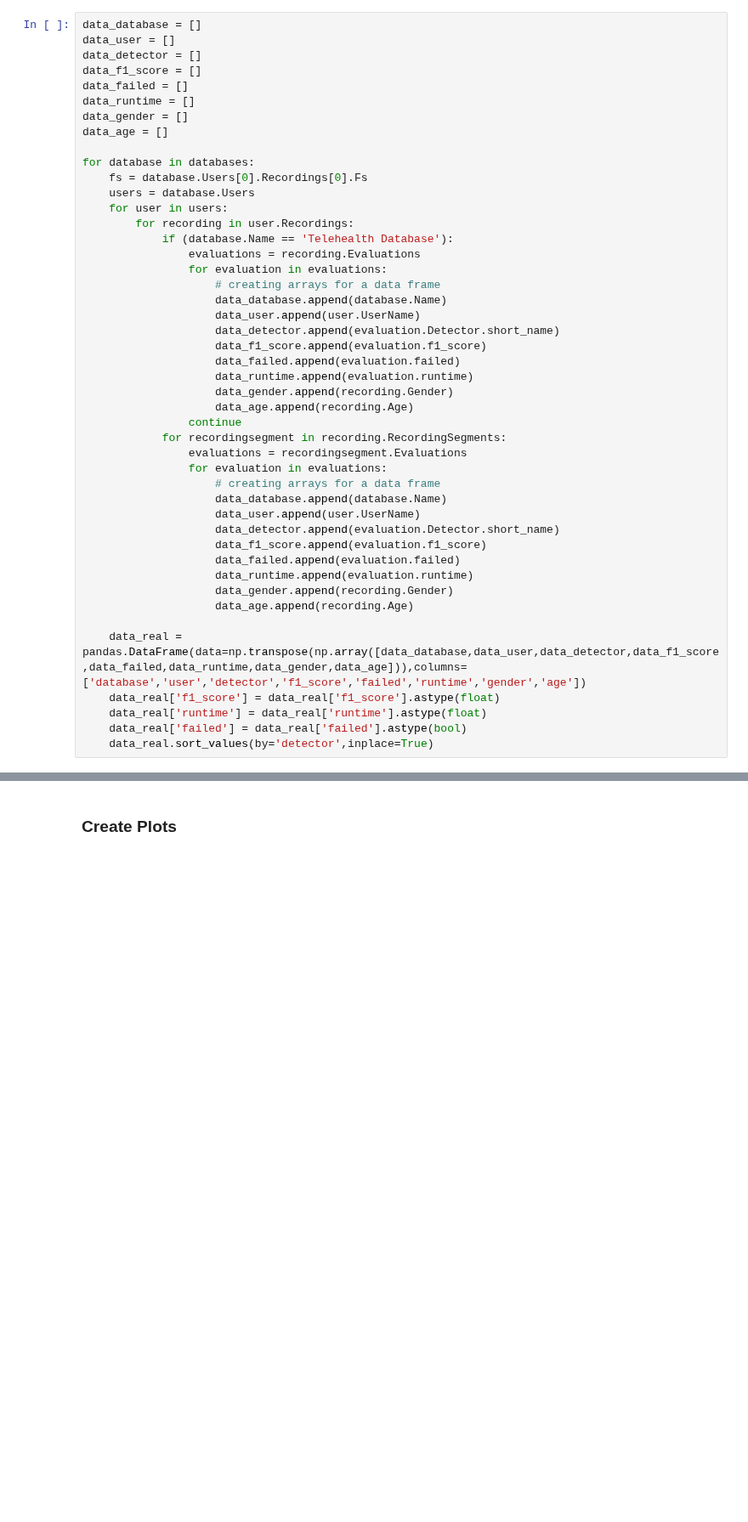
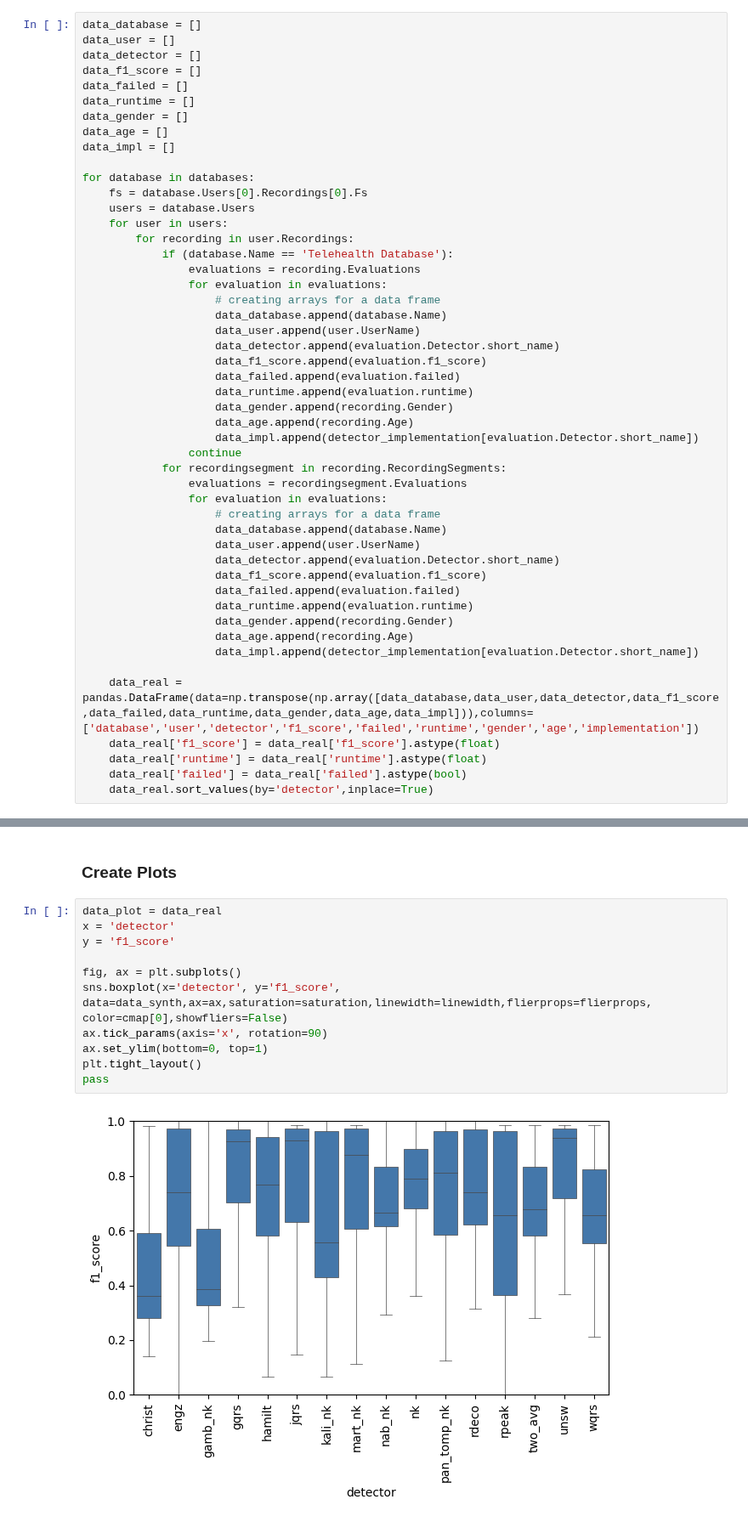
Before and after one commit to floriankri/ecg_detector_assessment, a Jupyter notebook: Playground/playground.ipynb, the cells around one changed output, grey strips where cells are left out. Shown at 85% size. Drawn from its saved outputs; the diff is of its cells as text; blank space fills up the shorter version.

```diff
--- a/Playground/playground.ipynb
+++ b/Playground/playground.ipynb
@@ -1518,6 +1570,7 @@ data_failed = []
 data_runtime = []
 data_gender = []
 data_age = []
+data_impl = []
 
 for database in databases:
     fs = database.Users[0].Recordings[0].Fs
@@ -1536,6 +1589,7 @@ for database in databases:
                     data_runtime.append(evaluation.runtime)
                     data_gender.append(recording.Gender)
                     data_age.append(recording.Age)
+                    data_impl.append(detector_implementation[evaluation.Detector.short_name])
                 continue
             for recordingsegment in recording.RecordingSegments:
                 evaluations = recordingsegment.Evaluations
@@ -1549,8 +1603,9 @@ for database in databases:
                     data_runtime.append(evaluation.runtime)
                     data_gender.append(recording.Gender)
                     data_age.append(recording.Age)
+                    data_impl.append(detector_implementation[evaluation.Detector.short_name])
 
-    data_real = pandas.DataFrame(data=np.transpose(np.array([data_database,data_user,data_detector,data_f1_score,data_failed,data_runtime,data_gender,data_age])),columns=['database','user','detector','f1_score','failed','runtime','gender','age'])
+    data_real = pandas.DataFrame(data=np.transpose(np.array([data_database,data_user,data_detector,data_f1_score,data_failed,data_runtime,data_gender,data_age,data_impl])),columns=['database','user','detector','f1_score','failed','runtime','gender','age','implementation'])
     data_real['f1_score'] = data_real['f1_score'].astype(float)
     data_real['runtime'] = data_real['runtime'].astype(float)
     data_real['failed'] = data_real['failed'].astype(bool)
@@ -1564,5 +1613,18 @@ for database in databases:
 # %% [markdown]
 ### Create Plots
+# %%
+data_plot = data_real
+x = 'detector'
+y = 'f1_score'
+
+fig, ax = plt.subplots()
+sns.boxplot(x='detector', y='f1_score', data=data_synth,ax=ax,saturation=saturation,linewidth=linewidth,flierprops=flierprops, color=cmap[0],showfliers=False)
+ax.tick_params(axis='x', rotation=90)
+ax.set_ylim(bottom=0, top=1)
+plt.tight_layout()
+pass
+# %% [output]
+[figure, added]
 # %%
 data_plot = data_real
 box_pairs = []
```
Also changed, not shown: parts of 10 cells of this notebook, 3 other files.
